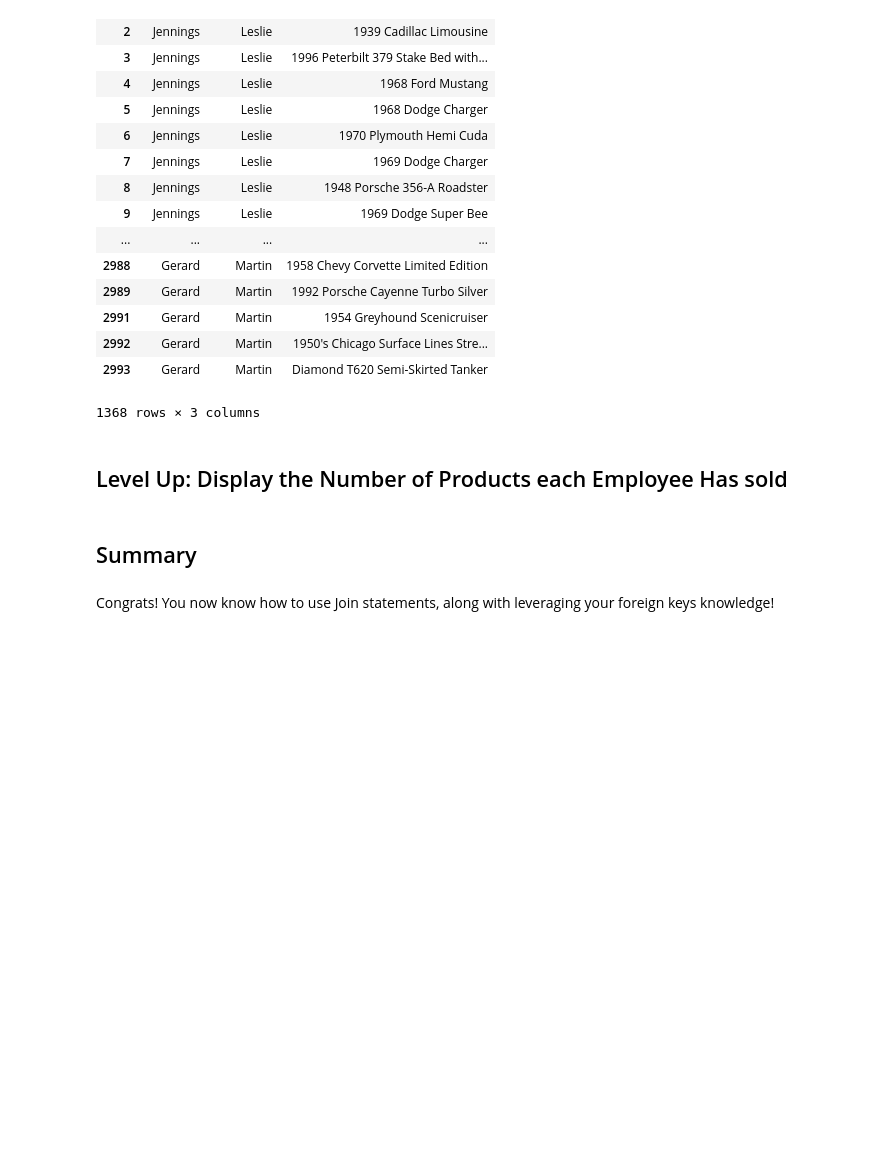
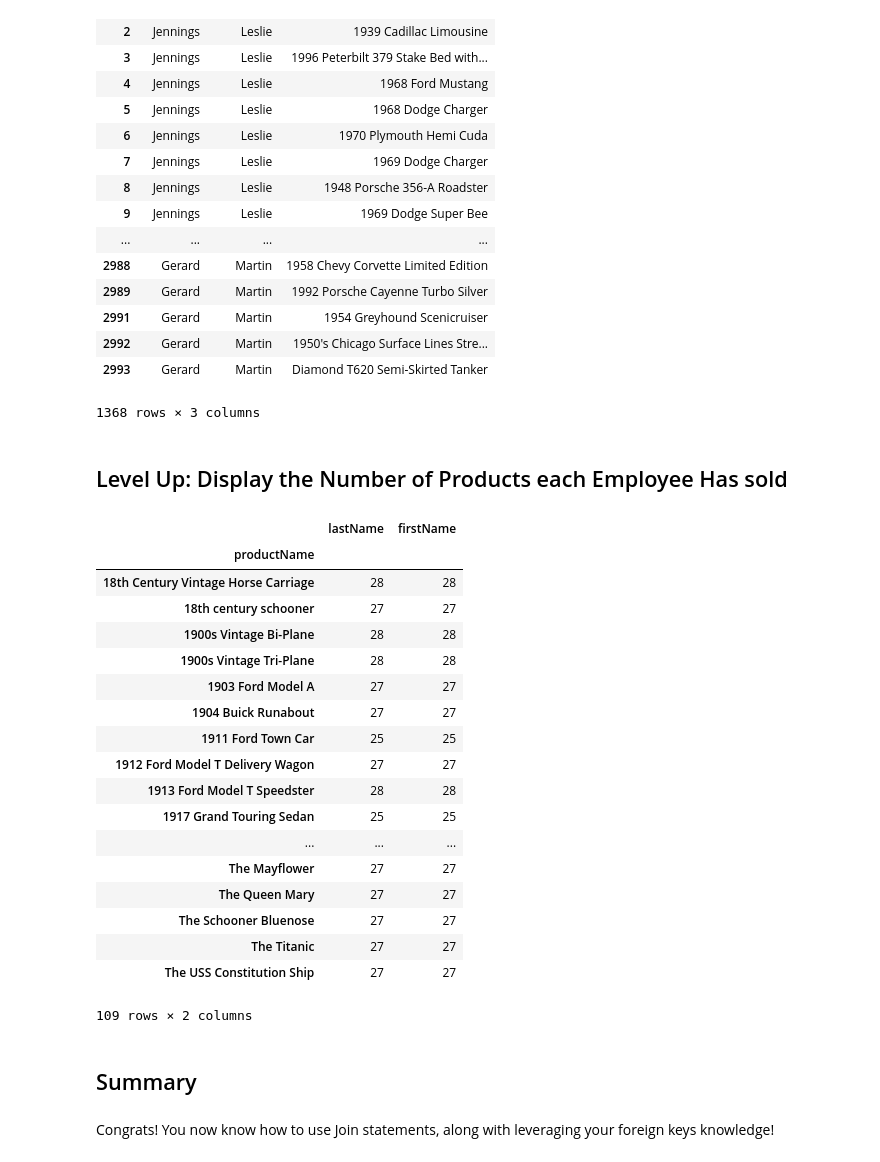
Before and after one commit to rnguyen832/dsc-0-05-10-join-statements-lab-online-ds-sp-000, a Jupyter notebook: index.ipynb, the cells around one changed output. Drawn from its saved outputs; the diff is of its cells as text; code cells hidden in the pictures; blank space fills up the shorter version.

```diff
--- a/index.ipynb
+++ b/index.ipynb
@@ -134,7 +134,27 @@ df[['lastName','firstName','productName']].drop_duplicates()
 #Your code here
 df2 = df[['lastName','firstName','productName']]
 # %%
-df2.groupby('productName').cou
+df2.groupby('productName').count()
+# %% [output]
+|  | lastName | firstName |
+| productName |  |  |
+| 18th Century Vintage Horse Carriage | 28 | 28 |
+| 18th century schooner | 27 | 27 |
+| 1900s Vintage Bi-Plane | 28 | 28 |
+| 1900s Vintage Tri-Plane | 28 | 28 |
+| 1903 Ford Model A | 27 | 27 |
+| 1904 Buick Runabout | 27 | 27 |
+| 1911 Ford Town Car | 25 | 25 |
+| 1912 Ford Model T Delivery Wagon | 27 | 27 |
+| 1913 Ford Model T Speedster | 28 | 28 |
+| 1917 Grand Touring Sedan | 25 | 25 |
+| ... | ... | ... |
+| The Mayflower | 27 | 27 |
+| The Queen Mary | 27 | 27 |
+| The Schooner Bluenose | 27 | 27 |
+| The Titanic | 27 | 27 |
+| The USS Constitution Ship | 27 | 27 |
+109 rows × 2 columns
 # %% [markdown]
 ## Summary
 # %% [markdown]
```
